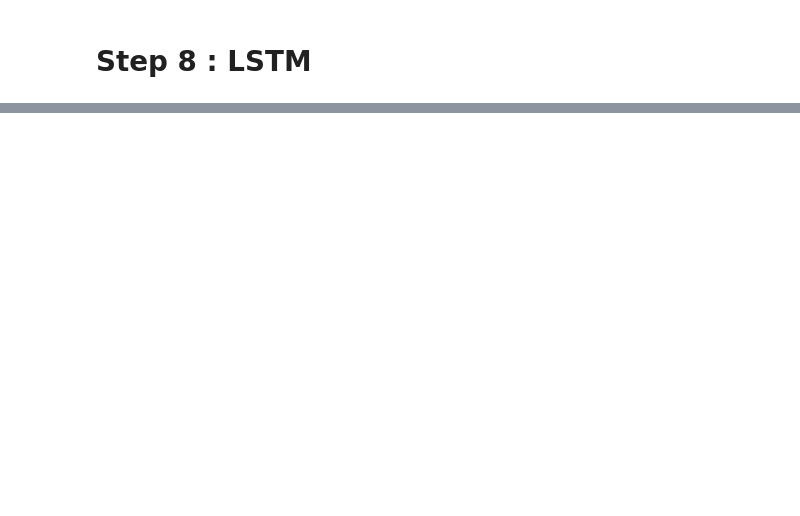
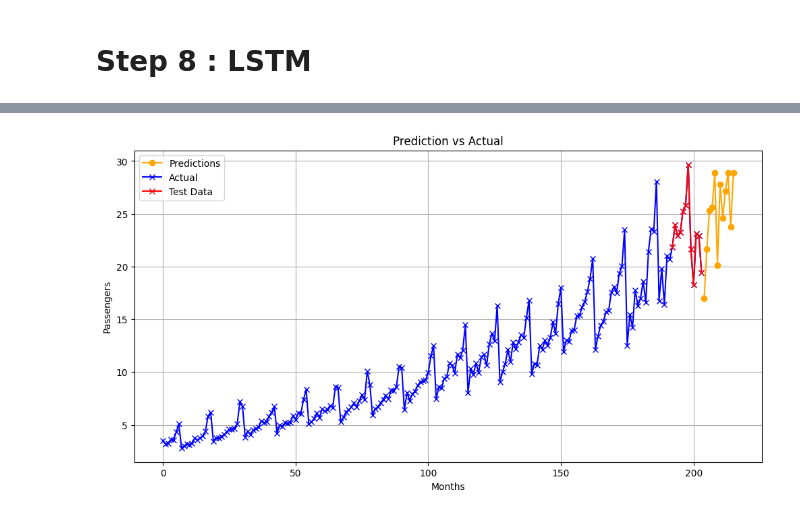
Before and after one commit to GAKIZAB/Time_series, a Jupyter notebook: Time_series.ipynb, the cells around one changed output, grey strips where cells are left out. Cells and saved outputs as stored; diff of their text form; code cells hidden in the pictures; blank space fills up the shorter version.

```diff
--- a/Time_series.ipynb
+++ b/Time_series.ipynb
@@ -201,0 +375,19 @@ plt.show()
+# %%
+epochs = 150
+
+for i in range(epochs):
+    for seq, labels in train_inout_seq:
+        optimizer.zero_grad()
+        model.hidden_cell = (torch.zeros(1, 1, model.hidden_layer_size),
+                        torch.zeros(1, 1, model.hidden_layer_size))
+
+        y_pred = model(seq)
+
+        single_loss = loss_function(y_pred, labels)
+        single_loss.backward()
+        optimizer.step()
+
+    if i%25 == 1:
+        print(f'epoch: {i:3} loss: {single_loss.item():10.8f}')
+
+print(f'epoch: {i:3} loss: {single_loss.item():10.10f}')
@@ -201,0 +402,53 @@ plt.show()
+# %%
+from sklearn.metrics import mean_absolute_error
+import numpy as np
+import pandas as pd
+import matplotlib.pyplot as plt
+import torch
+
+fut_pred = 24
+n_periods = 12 # Number of periods predicted
+
+# Créer une liste vide pour stocker les prédictions
+test_inputs = train_data_normalized[-train_window:].tolist()
+model.eval()
+predictions = []
+
+for i in range(fut_pred):
+    seq = torch.FloatTensor(test_inputs[-train_window:])
+    with torch.no_grad():
+        # Initialize hidden state for each prediction
+        model.hidden_cell = (torch.zeros(1, 1, model.hidden_layer_size),
+                        torch.zeros(1, 1, model.hidden_layer_size))
+        predictions.append(model(seq).item())
+        test_inputs.append([predictions[-1]])
+
+# Inverse transform pour obtenir les valeurs réelles
+actual_predictions = scaler.inverse_transform(np.array(predictions).reshape(-1, 1))
+
+# Calculer RMSE
+rmse = np.sqrt(np.mean((actual_predictions[:n_periods] - test_data) ** 2))
+# Calculer MAE
+mae = mean_absolute_error(test_data, actual_predictions[:n_periods])
+
+print(f"RMSE: {rmse}")
+print(f"MAE: {mae}")
+
+# Afficher les prédictions et les valeurs réelles
+comparison_df = pd.DataFrame({'Predictions': actual_predictions[:n_periods].flatten(), 'Actual': test_data})
+print(comparison_df)
+
+# Graphique
+plt.figure(figsize=(12, 6))
+x = np.arange(len(data), len(data) + len(actual_predictions[:n_periods]))
+plt.plot(x, actual_predictions[:n_periods], label='Predictions', color='orange', marker='o')
+plt.plot(np.arange(len(data)), data, label='Actual', color='blue', marker='x')
+plt.plot(np.arange(len(data)-n_periods, len(data)),test_data, label='Test Data', color='red', marker='x')
+
+plt.xlabel('Months')
+plt.ylabel('Passengers')
+plt.title('Prediction vs Actual')
+plt.legend()
+plt.grid()
+plt.show()
+# %% [output]
@@ -201,0 +470 @@ plt.show()
+[figure, added]
```
Also changed, not shown: parts of 19 cells of this notebook.
